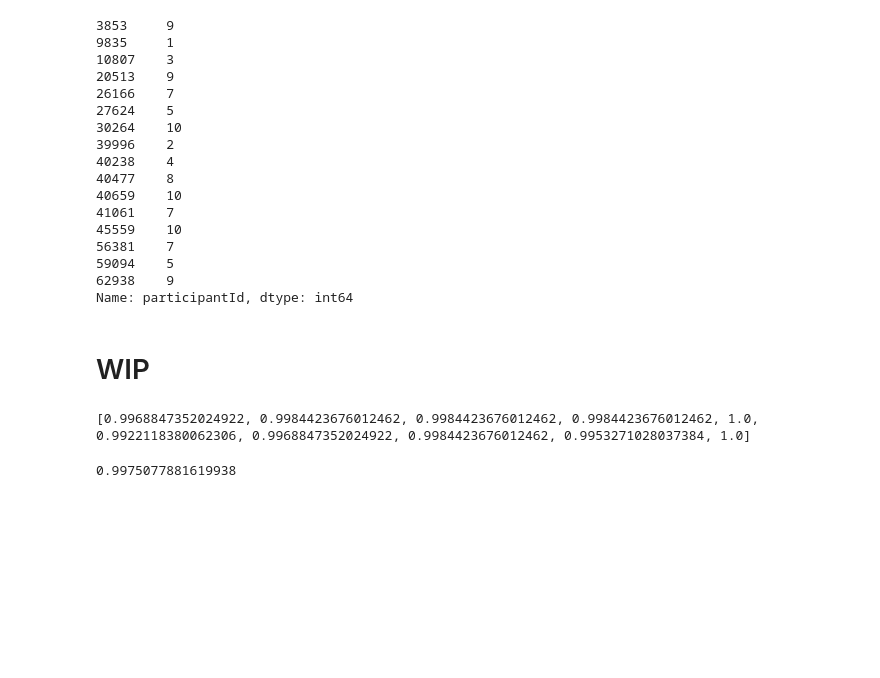
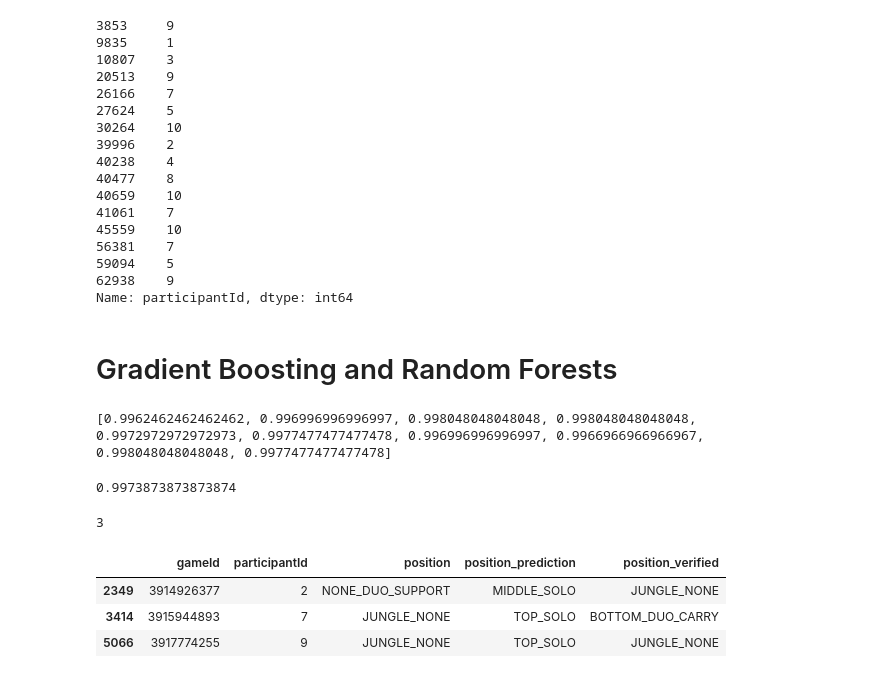
Before and after one commit to Canisback/roleML, a Jupyter notebook: Role ML.ipynb, the cells around one changed output. Cells and saved outputs as stored; diff of their text form; code cells hidden in the pictures; blank space fills up the shorter version.

```diff
--- a/Role ML.ipynb
+++ b/Role ML.ipynb
@@ -1018,18 +1018,18 @@ df[((df["lane-frequency-top"]==8) & (df["jungleMinionRatio"]<=0.015) & (data["mi
 59094    5
 62938    9
 Name: participantId, dtype: int64
-# %% [markdown]
-# WIP
+# %% [markdown]
+# Gradient Boosting and Random Forests
 # %%
 
 from sklearn.ensemble import GradientBoostingClassifier
 
 target = df["position"]
-data = df.drop(["position"], axis=1)
+data = df.drop(["position","participantId","gameId"], axis=1)
 
 shuffle_split = StratifiedShuffleSplit(train_size=0.9, n_splits=10)
 
-c = GradientBoostingClassifier()
+c = GradientBoostingClassifier(min_samples_split=5)
 
 
 accs = []
@@ -1041,5 +1041,22 @@ for train_index, test_index in shuffle_split.split(data,target):
 print(accs)
 sum(accs) / len(accs)
 # %% [output]
-[0.9968847352024922, 0.9984423676012462, 0.9984423676012462, 0.9984423676012462, 1.0, 0.9922118380062306, 0.9968847352024922, 0.9984423676012462, 0.9953271028037384, 1.0]
+[0.9962462462462462, 0.996996996996997, 0.998048048048048, 0.998048048048048, 0.9972972972972973, 0.9977477477477478, 0.996996996996997, 0.9966966966966967, 0.998048048048048, 0.9977477477477478]
-0.9975077881619938
+0.9973873873873874
+# %%
+dfEntries = pd.DataFrame(participantEntries)
+
+dfEntries["position_prediction"] = c.predict(dfEntries.drop(["position","participantId","gameId","position_verified"], axis=1))
+
+dfWorkingEntries = dfEntries[["gameId","participantId","position","position_prediction","position_verified"]]
+# %%
+dfWorkingEntries[dfWorkingEntries["position_prediction"] != dfWorkingEntries["position_verified"]].shape[0]
+# %% [output]
+3
+# %%
+dfWorkingEntries[dfWorkingEntries["position_prediction"] != dfWorkingEntries["position_verified"]]
+# %% [output]
+|  | gameId | participantId | position | position_prediction | position_verified |
+| 2349 | 3914926377 | 2 | NONE_DUO_SUPPORT | MIDDLE_SOLO | JUNGLE_NONE |
+| 3414 | 3915944893 | 7 | JUNGLE_NONE | TOP_SOLO | BOTTOM_DUO_CARRY |
+| 5066 | 3917774255 | 9 | JUNGLE_NONE | TOP_SOLO | JUNGLE_NONE |
```
Also changed, not shown: parts of 14 cells of this notebook, 9 other files.
